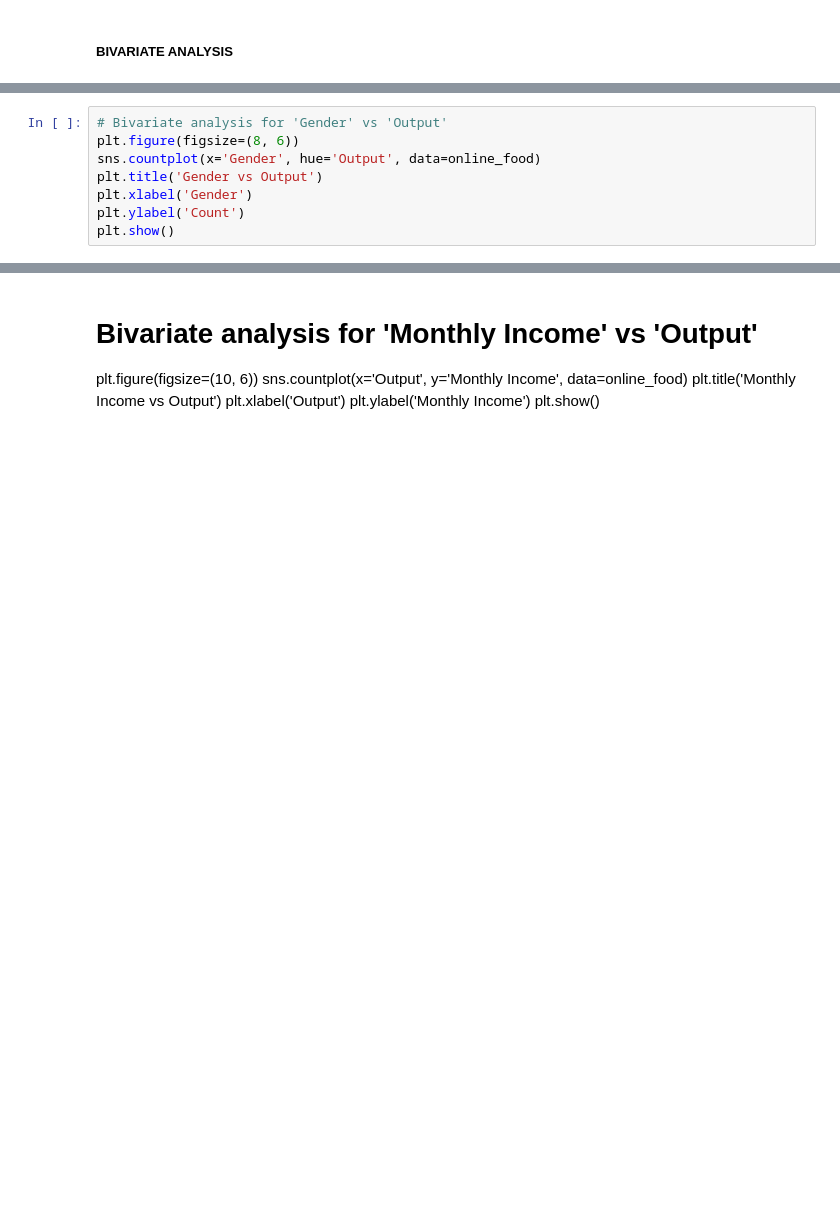
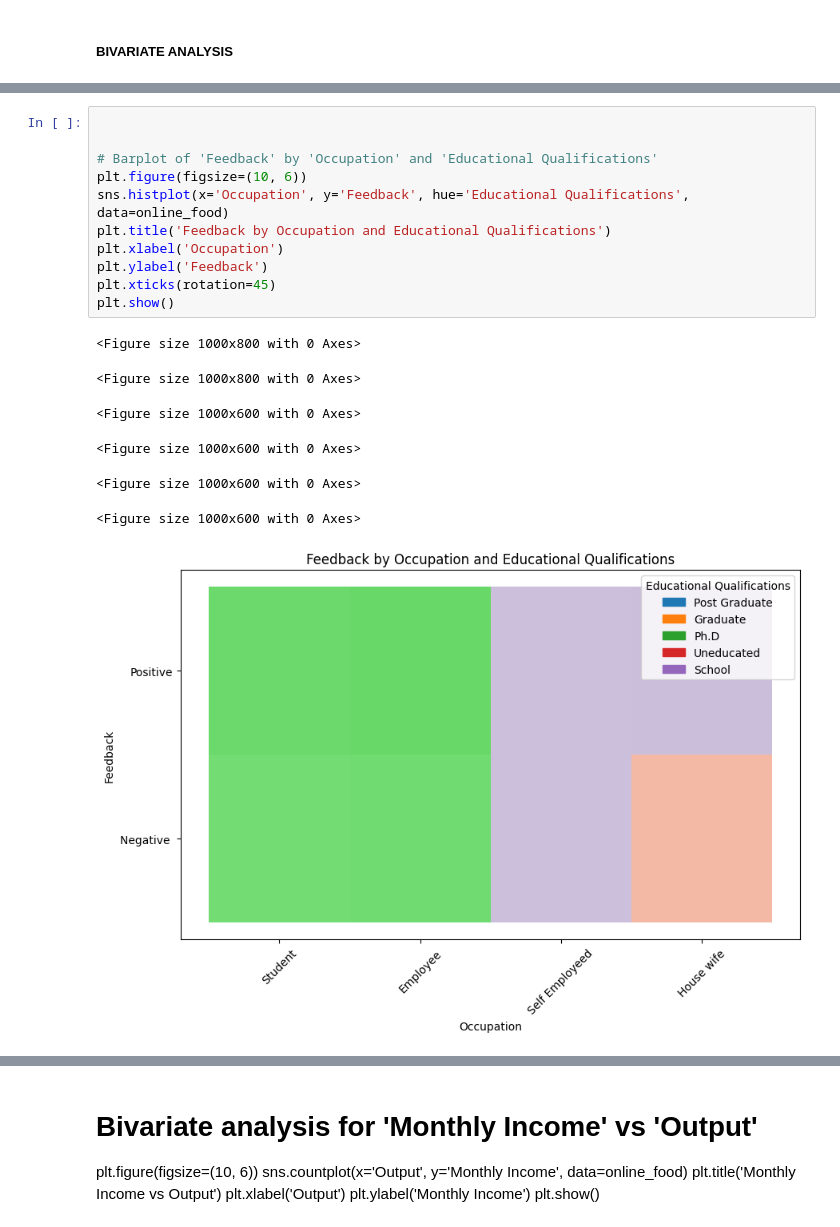
Before and after one commit to kwabenaboateng/ONLINE-FOOD, a Jupyter notebook: online food.ipynb, the cells around one changed output, grey strips where cells are left out. Cells and saved outputs as stored; diff of their text form; blank space fills up the shorter version.

```diff
--- a/online food.ipynb
+++ b/online food.ipynb
@@ -224,8 +309,19 @@ plt.show()
 # %%
-# Bivariate analysis for 'Gender' vs 'Output'
-plt.figure(figsize=(8, 6))
-sns.countplot(x='Gender', hue='Output', data=online_food)
-plt.title('Gender vs Output')
-plt.xlabel('Gender')
-plt.ylabel('Count')
+
+
+# Barplot of 'Feedback' by 'Occupation' and 'Educational Qualifications'
+plt.figure(figsize=(10, 6))
+sns.histplot(x='Occupation', y='Feedback', hue='Educational Qualifications', data=online_food)
+plt.title('Feedback by Occupation and Educational Qualifications')
+plt.xlabel('Occupation')
+plt.ylabel('Feedback')
+plt.xticks(rotation=45)
 plt.show()
+# %% [output]
+<Figure size 1000x800 with 0 Axes>
+<Figure size 1000x800 with 0 Axes>
+<Figure size 1000x600 with 0 Axes>
+<Figure size 1000x600 with 0 Axes>
+<Figure size 1000x600 with 0 Axes>
+<Figure size 1000x600 with 0 Axes>
+[figure, added]
```
Also changed, not shown: parts of 8 cells of this notebook.
